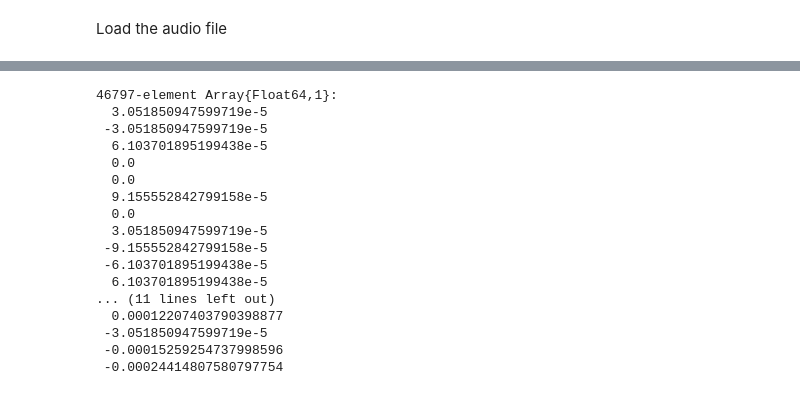
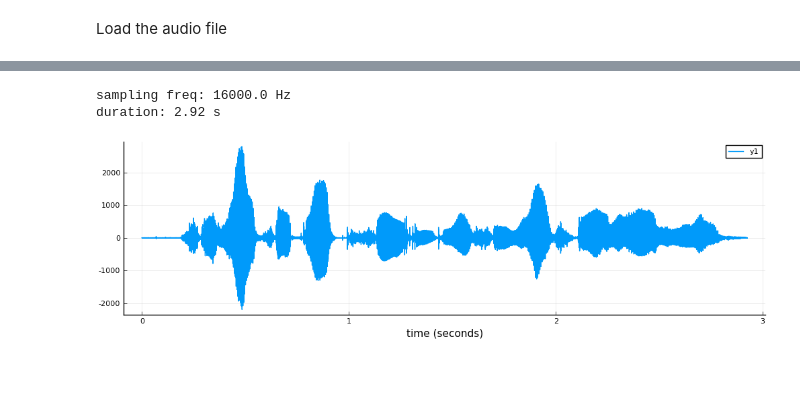
Before and after one commit to lucasondel/SpeechFeatures.jl, a Jupyter notebook: example/MFCC.ipynb, the cells around one changed output, grey strips where cells are left out. Saved outputs shown, nothing was run; the diff lists cells and outputs as text; code cells hidden in the pictures; blank space fills up the shorter version.

```diff
--- a/example/MFCC.ipynb
+++ b/example/MFCC.ipynb
@@ -126,20 +28,17 @@ stft = rfft(pX, 1)
-# %%
-x[:, 1]
-# %% [output]
-46797-element Array{Float64,1}:
-  3.051850947599719e-5
- -3.051850947599719e-5
-  6.103701895199438e-5
-  0.0
-  0.0
-  9.155552842799158e-5
-  0.0
-  3.051850947599719e-5
- -9.155552842799158e-5
- -6.103701895199438e-5
-  6.103701895199438e-5
-... (11 lines left out)
-  0.00012207403790398877
- -3.051850947599719e-5
- -0.00015259254737998596
- -0.00024414807580797754
+# %%
+# The "native" option get the data in int16 type.
+# Reading the data in "double" format maybe cause
+# some problems later with the "dithering" parameter.
+channels, srate = wavread("LDC93S1.wav", format="native")
+
+# TIMIT data has only one channel (i.e. "mono")
+x = channels[:, 1]
+
+println("sampling freq: $srate Hz\nduration: $(round(length(x) / srate, digits=2)) s")
+
+t = range(0, length(x) / srate, length=length(x))
+plot(t, x, size=(1000, 300), xlabel="time (seconds)")
+# %% [output]
+sampling freq: 16000.0 Hz
+duration: 2.92 s
+[figure, added]
```
Also changed, not shown: parts of 11 cells of this notebook, 3 other files.
